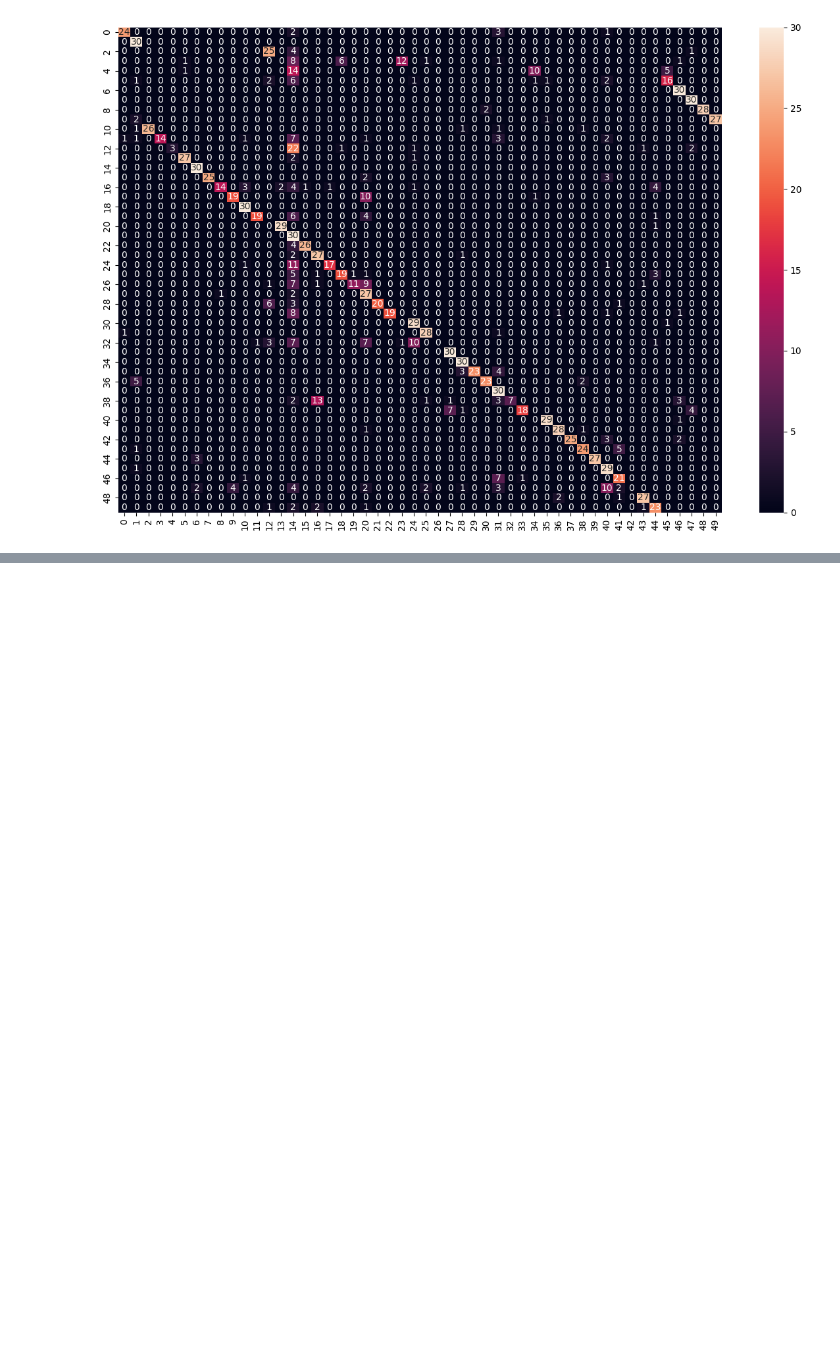
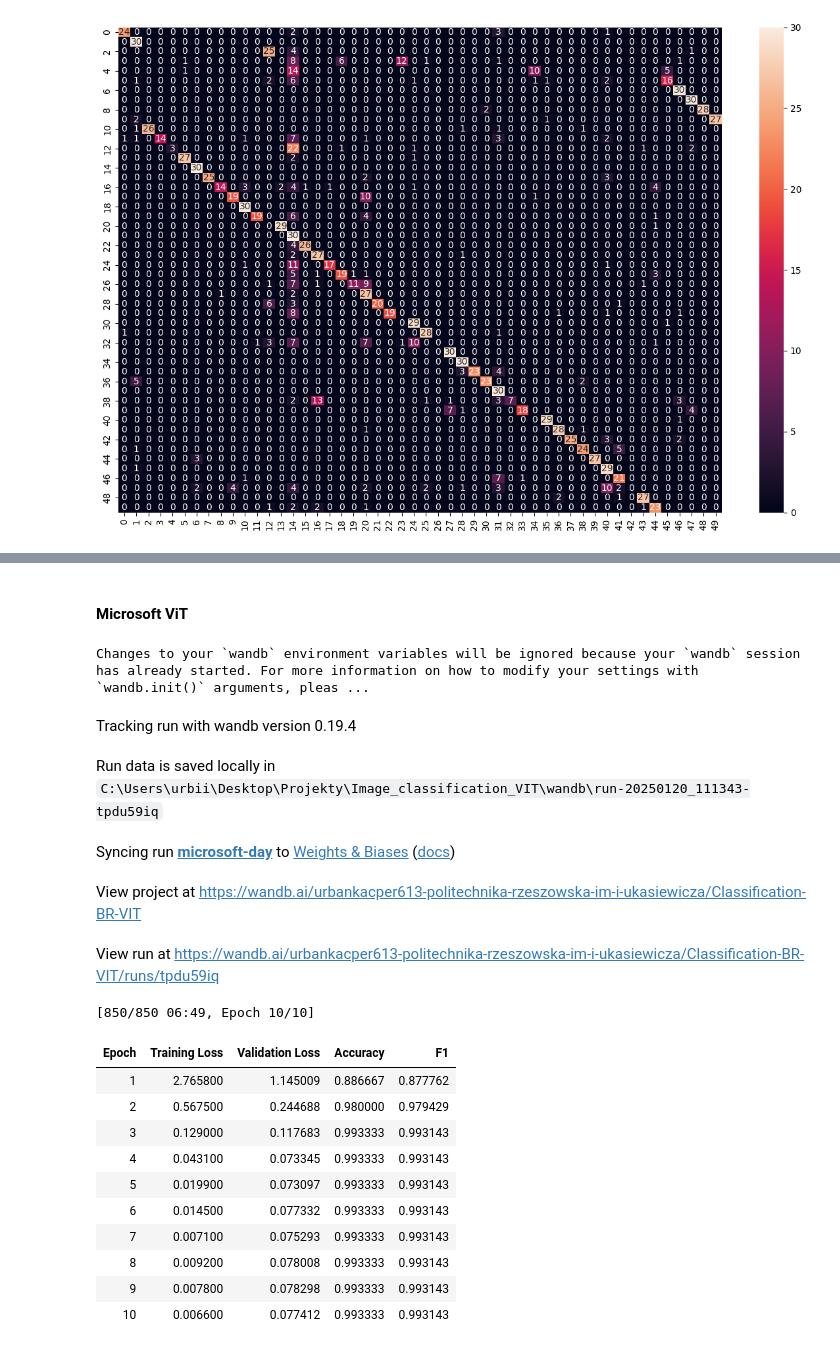
Before and after one commit to KacperUrban/Image_classification_VIT, a Jupyter notebook: main.ipynb, the cells around one changed output, grey strips where cells are left out. Drawn from its saved outputs; the diff is of its cells as text; code cells hidden in the pictures; blank space fills up the shorter version.

Commit message:
Run some experiments on three models

```diff
--- a/main.ipynb
+++ b/main.ipynb
@@ -300,0 +415,9 @@ _ = wandb.finish()
+# %%
+with open("data/dictionary_ids.json") as file:
+    data = json.load(file)
+
+df_information = pd.read_csv("data/data_informations.csv")
+ids = data['day']
+# %%
+train_val_dataset, test_dataset = create_dataset(ids, df_information)
+train_dataset, val_dataset = train_val_dataset["train"], train_val_dataset["test"]
@@ -300,0 +454,28 @@ _ = wandb.finish()
+# %% [markdown]
+#### Microsoft ViT
+# %%
+model = BeitForImageClassification.from_pretrained("models/microsoft/model")
+processor = BeitImageProcessor.from_pretrained("models/microsoft/processor")
+# %%
+train_dataset_microsoft, val_dataset_microsoft, test_dataset_microsoft = prepare_dataset(processor, train_dataset, val_dataset, test_dataset)
+# %%
+trained_model = train_model(model, processor, train_dataset_microsoft, val_dataset_microsoft, "microsoft-day")
+# %% [output]
+Changes to your `wandb` environment variables will be ignored because your `wandb` session has already started. For more information on how to modify your settings with `wandb.init()` arguments, pleas ...
+Tracking run with wandb version 0.19.4
+Run data is saved locally in C:\Users\urbii\Desktop\Projekty\Image_classification_VIT\wandb\run-20250120_111343-tpdu59iq
+Syncing run microsoft-day to Weights & Biases (docs)
+View project at https://wandb.ai/urbankacper613-politechnika-rzeszowska-im-i-ukasiewicza/Classification-BR-VIT
+View run at https://wandb.ai/urbankacper613-politechnika-rzeszowska-im-i-ukasiewicza/Classification-BR-VIT/runs/tpdu59iq
+[850/850 06:49, Epoch 10/10]
+| Epoch | Training Loss | Validation Loss | Accuracy | F1 |
+| 1 | 2.765800 | 1.145009 | 0.886667 | 0.877762 |
+| 2 | 0.567500 | 0.244688 | 0.980000 | 0.979429 |
+| 3 | 0.129000 | 0.117683 | 0.993333 | 0.993143 |
+| 4 | 0.043100 | 0.073345 | 0.993333 | 0.993143 |
+| 5 | 0.019900 | 0.073097 | 0.993333 | 0.993143 |
+| 6 | 0.014500 | 0.077332 | 0.993333 | 0.993143 |
+| 7 | 0.007100 | 0.075293 | 0.993333 | 0.993143 |
+| 8 | 0.009200 | 0.078008 | 0.993333 | 0.993143 |
+| 9 | 0.007800 | 0.078298 | 0.993333 | 0.993143 |
+| 10 | 0.006600 | 0.077412 | 0.993333 | 0.993143 |
```
Also changed, not shown: parts of 23 cells of this notebook.
